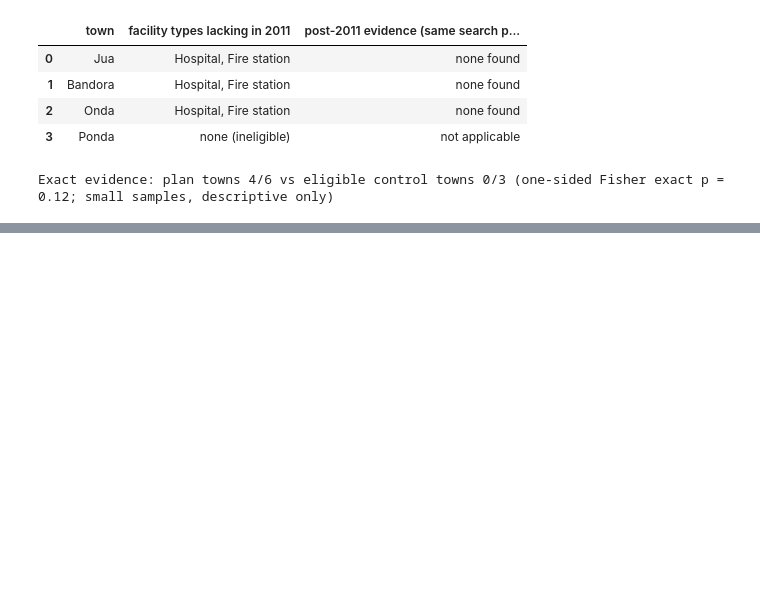
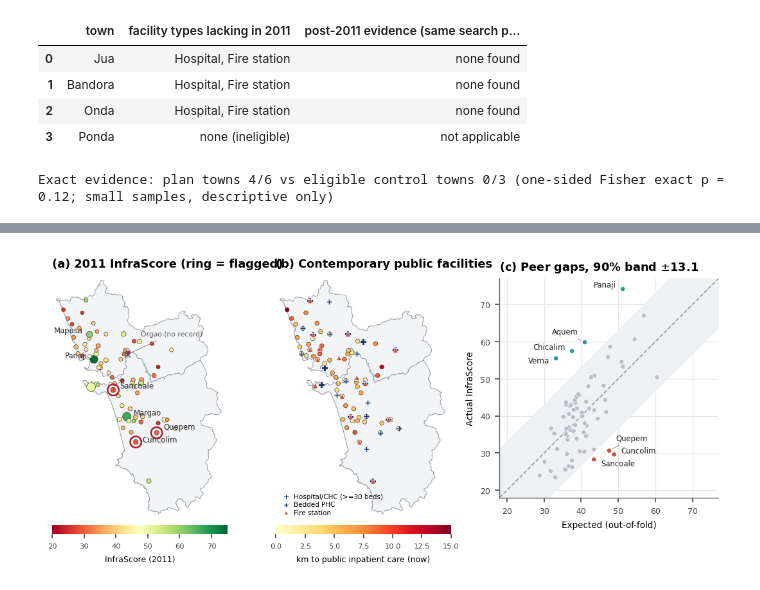
Before and after one commit to Pratikk02/InfraScore-Goa, a Jupyter notebook: InfraScore_Goa_Final.ipynb, the cells around one changed output, grey strips where cells are left out. Drawn from its saved outputs; the diff is of its cells as text; code cells hidden in the pictures; blank space fills up the shorter version.

```diff
--- a/InfraScore_Goa_Final.ipynb
+++ b/InfraScore_Goa_Final.ipynb
@@ -27,7 +28,7 @@
 # %% [markdown]
 ## 0. Setup
 # %%
-import io, re, sys, time, zipfile, platform, warnings
+import io, re, sys, json, time, zipfile, platform, warnings
 from pathlib import Path
 
 import numpy as np
@@ -78,7 +79,7 @@ plt.rcParams.update({
     "legend.fontsize": 7, "legend.frameon": False, "axes.spines.top": False, "axes.spines.right": False,
     "axes.edgecolor": "#666666", "axes.linewidth": 0.7, "axes.grid": True, "grid.color": "#e6e6e6",
     "grid.linewidth": 0.6, "axes.axisbelow": True, "xtick.color": "#444444", "ytick.color": "#444444",
-    "figure.dpi": 150, "savefig.dpi": 300})
+    "figure.dpi": 150, "savefig.dpi": 300, "pdf.fonttype": 42, "ps.fonttype": 42})
 COL1, COL2 = 3.5, 7.2                     # IEEE single- and double-column widths (inches)
 NORTH, SOUTH, GREY = "#1f6f8b", "#e07a5f", "#b8bec6"
 CLUSTER_COLORS = ["#2a9d8f", "#e9c46a", "#f4a261", "#c8553d"]
@@ -1494,0 +1632,67 @@ Exact evidence: plan towns 4/6 vs eligible control towns 0/3 (one-sided Fisher e
+# %%
+GOA = json.load(open(RAW / "spatial" / "goa_districts_datta07.geojson"))
+LAT0 = np.cos(np.radians(15.4))
+
+
+def draw_goa(ax):
+    for ft in GOA["features"]:
+        geom = ft["geometry"]
+        polys = [geom["coordinates"]] if geom["type"] == "Polygon" else geom["coordinates"]
+        for poly in polys:
+            ring = np.array(poly[0])
+            ax.fill(ring[:, 0], ring[:, 1], color="#f3f4f6", ec="#9aa1a9", lw=0.5, zorder=0)
+    ax.set_aspect(1 / LAT0)
+    ax.set_xlim(73.66, 74.36); ax.set_ylim(14.88, 15.82)
+    ax.set_xticks([]); ax.set_yticks([]); ax.grid(False)
+    for s in ax.spines.values():
+        s.set_visible(False)
+
+
+gap_by_code = GAP.set_index("census_code")
+FLAG_UNDER = TC.census_code.map(gap_by_code.flag).eq("Significantly under-served").values
+fig, axes = plt.subplots(1, 3, figsize=(COL2, 3.6), gridspec_kw={"width_ratios": [1, 1, 1.25]})
+ax = axes[0]
+draw_goa(ax)
+sc = ax.scatter(LON, LAT, c=IS0, cmap="RdYlGn", vmin=20, vmax=75, s=6 + F.population / 2500, ec="#333333", lw=0.3, zorder=3)
+ax.scatter(LON[FLAG_UNDER], LAT[FLAG_UNDER], s=70, facecolors="none", ec="#b2182b", lw=1.2, zorder=4)
+ax.scatter([orgao.lon], [orgao.lat], marker="x", s=18, color="#555555", lw=0.8, zorder=4)
+lab = list(np.where(FLAG_UNDER)[0]) + list(F.index[F.town.isin(["Panaji", "Margao", "Mapusa"])])
+label_points(ax, LON[lab], LAT[lab], F.town.values[lab].tolist(), fontsize=5.6,
+             sides=["l" if F.town.values[k] in ("Panaji", "Mapusa") else "r" for k in lab])
+ax.annotate("Orgao (no record)", (orgao.lon, orgao.lat), xytext=(10, 14), textcoords="offset points", fontsize=5.2, color="#555555",
+            arrowprops=dict(arrowstyle="-", color="#8a8a8a", lw=0.5))
+cb = fig.colorbar(sc, ax=ax, orientation="horizontal", fraction=0.04, pad=0.02); cb.ax.tick_params(labelsize=5.5)
+cb.set_label("InfraScore (2011)", fontsize=6); cb.outline.set_visible(False)
+ax.set_title("(a) 2011 InfraScore (ring = flagged)", fontsize=7)
+
+ax = axes[1]
+draw_goa(ax)
+sc2 = ax.scatter(LON, LAT, c=NOW.inpatient_now, cmap="YlOrRd", vmin=0, vmax=15, s=10, ec="#333333", lw=0.3, zorder=3)
+h = HOSP_NOW
+ax.scatter(h.lon, h.lat, marker="P", s=26, color="#1f3b73", ec="white", lw=0.4, zorder=5, label="Hospital/CHC (>=30 beds)")
+p = INPT_NOW[INPT_NOW.functional_beds.fillna(999) < 30]
+ax.scatter(p.lon, p.lat, marker="+", s=16, color="#1f3b73", lw=0.7, zorder=5, label="Bedded PHC")
+ax.scatter(FIRE_NOW.lon, FIRE_NOW.lat, marker="^", s=14, color="#c8553d", ec="white", lw=0.3, zorder=5, label="Fire station")
+cb2 = fig.colorbar(sc2, ax=ax, orientation="horizontal", fraction=0.04, pad=0.02); cb2.ax.tick_params(labelsize=5.5)
+cb2.set_label("km to public inpatient care (now)", fontsize=6); cb2.outline.set_visible(False)
+ax.legend(loc="lower left", fontsize=5, handletextpad=0.2, borderaxespad=0.1, labelspacing=0.25, markerscale=0.8)
+ax.set_title("(b) Contemporary public facilities", fontsize=7)
+
+ax = axes[2]
+FLAG_COL2 = {"Significantly under-served": "#c8553d", "Significantly over-performing": "#2a9d8f", "Within expected range": GREY}
+lo_, hi_ = 18, 77
+xx = np.linspace(lo_, hi_, 10)
+ax.fill_between(xx, xx - q90, xx + q90, color="#eef1f4", zorder=1)
+ax.plot(xx, xx, "--", color="#999999", lw=0.8, zorder=2)
+ax.scatter(GAP.expected, GAP.infrascore, c=GAP.flag.map(FLAG_COL2), s=12, ec="white", lw=0.3, zorder=3)
+labg = GAP[GAP.flag != "Within expected range"]
+label_points(ax, labg.expected.values, labg.infrascore.values, labg.town.tolist(), fontsize=5.6,
+             sides=["l" if f == "Significantly over-performing" else "r" for f in labg.flag])
+ax.set_xlim(lo_, hi_); ax.set_ylim(lo_, hi_); ax.set_aspect("equal", adjustable="box")
+ax.set_xlabel("Expected (out-of-fold)", fontsize=6.5); ax.set_ylabel("Actual InfraScore", fontsize=6.5)
+ax.tick_params(labelsize=6)
+ax.set_title(f"(c) Peer gaps, 90% band $\\pm${q90:.1f}", fontsize=7)
+fig.tight_layout(w_pad=0.6)
+savefig(fig, "fig11_map_contemporary_gaps.png")
+# %% [output]
+[figure, added]
```
Also changed, not shown: parts of 20 cells of this notebook, 52 other files.
